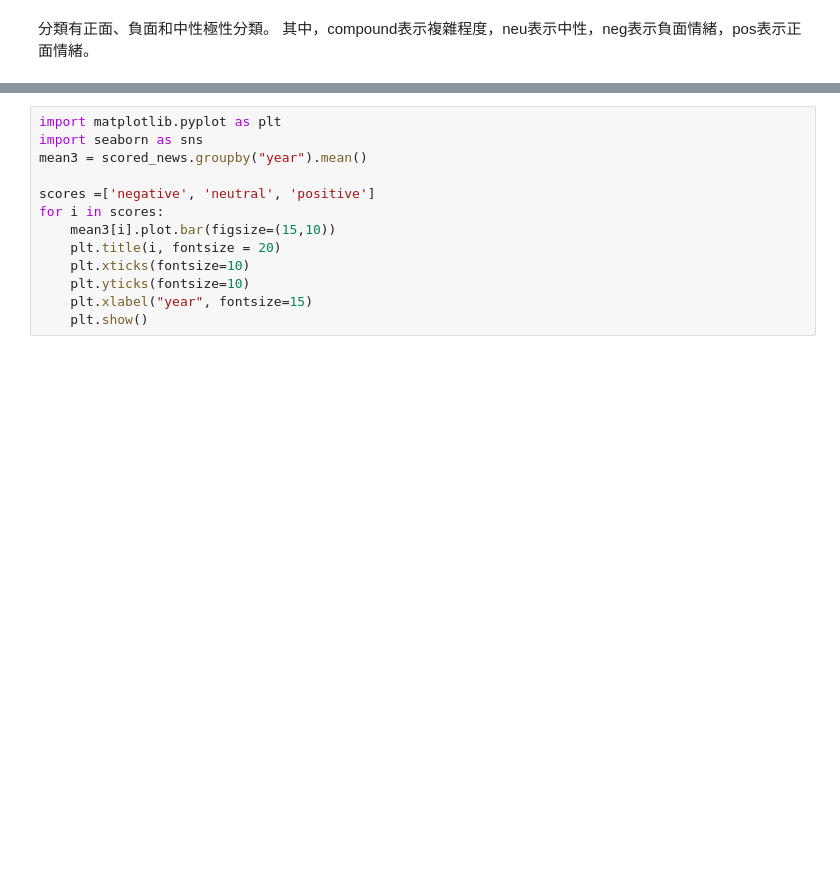
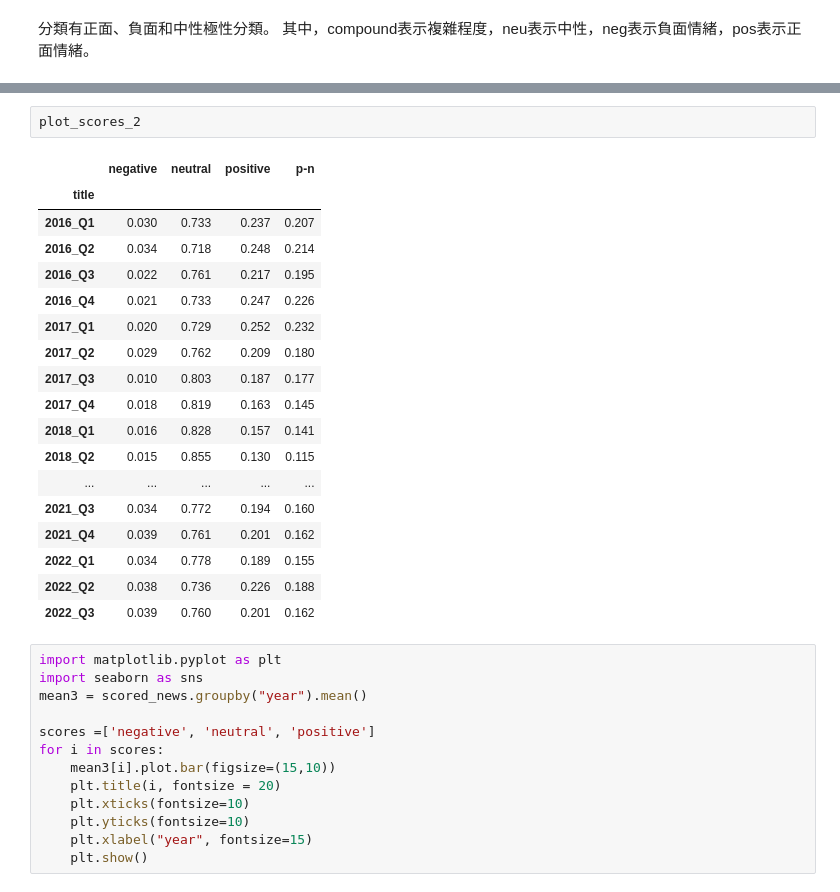
Before and after one commit to ba88052/Earnings_Call_Transcripts_Analyze, a Jupyter notebook: Earnings_Call_Transcripts_Analyze.ipynb, the cells around one changed output, grey strips where cells are left out. Saved outputs shown, nothing was run; the diff lists cells and outputs as text; blank space fills up the shorter version.

```diff
--- a/Earnings_Call_Transcripts_Analyze.ipynb
+++ b/Earnings_Call_Transcripts_Analyze.ipynb
@@ -395,3 +431,24 @@ Text(0.5, 0, 'year')
+# %%
+plot_scores_2
+# %% [output]
+|  | negative | neutral | positive | p-n |
+| title |  |  |  |  |
+| 2016_Q1 | 0.030 | 0.733 | 0.237 | 0.207 |
+| 2016_Q2 | 0.034 | 0.718 | 0.248 | 0.214 |
+| 2016_Q3 | 0.022 | 0.761 | 0.217 | 0.195 |
+| 2016_Q4 | 0.021 | 0.733 | 0.247 | 0.226 |
+| 2017_Q1 | 0.020 | 0.729 | 0.252 | 0.232 |
+| 2017_Q2 | 0.029 | 0.762 | 0.209 | 0.180 |
+| 2017_Q3 | 0.010 | 0.803 | 0.187 | 0.177 |
+| 2017_Q4 | 0.018 | 0.819 | 0.163 | 0.145 |
+| 2018_Q1 | 0.016 | 0.828 | 0.157 | 0.141 |
+| 2018_Q2 | 0.015 | 0.855 | 0.130 | 0.115 |
+| ... | ... | ... | ... | ... |
+| 2021_Q3 | 0.034 | 0.772 | 0.194 | 0.160 |
+| 2021_Q4 | 0.039 | 0.761 | 0.201 | 0.162 |
+| 2022_Q1 | 0.034 | 0.778 | 0.189 | 0.155 |
+| 2022_Q2 | 0.038 | 0.736 | 0.226 | 0.188 |
+| 2022_Q3 | 0.039 | 0.760 | 0.201 | 0.162 |
 # %%
 import matplotlib.pyplot as plt
 import seaborn as sns
```
Also changed, not shown: parts of 11 cells of this notebook.
